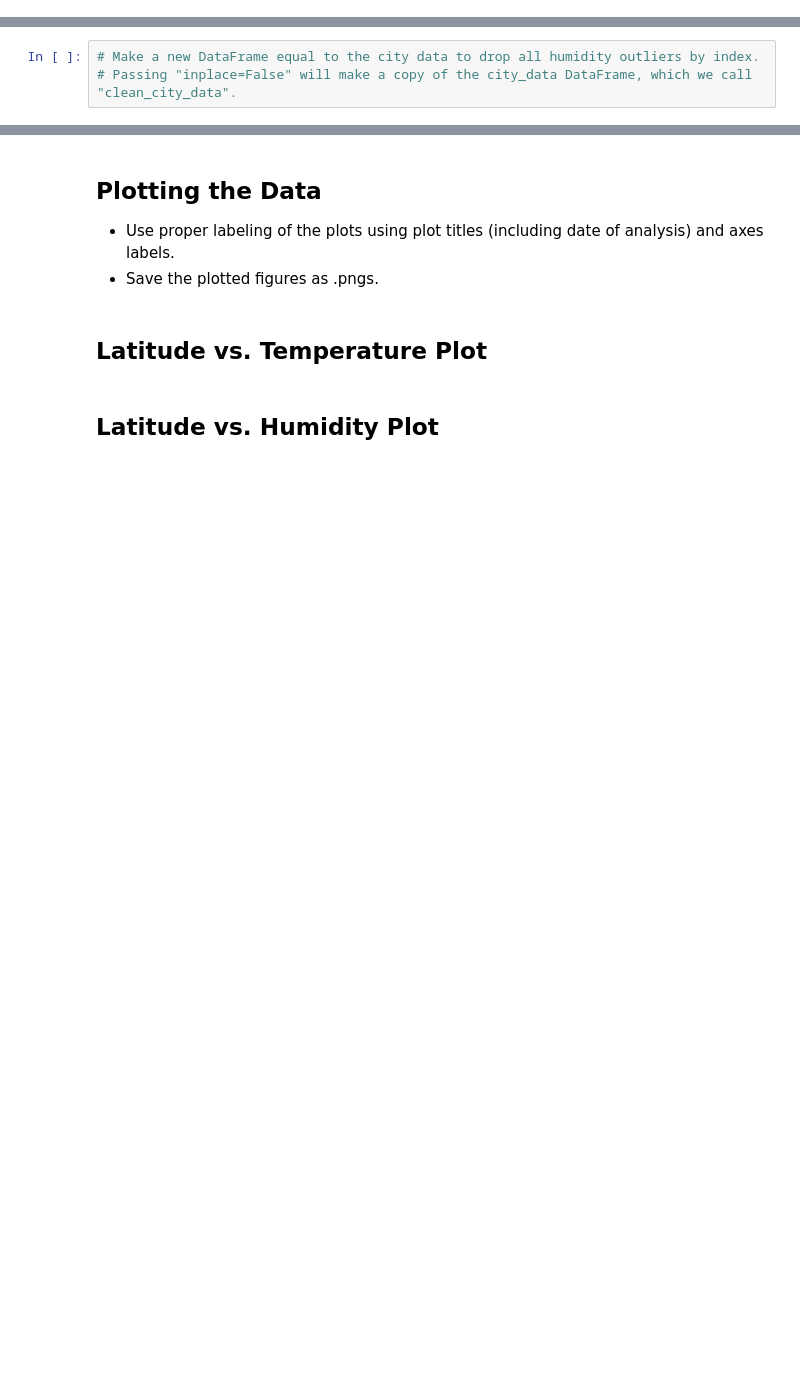
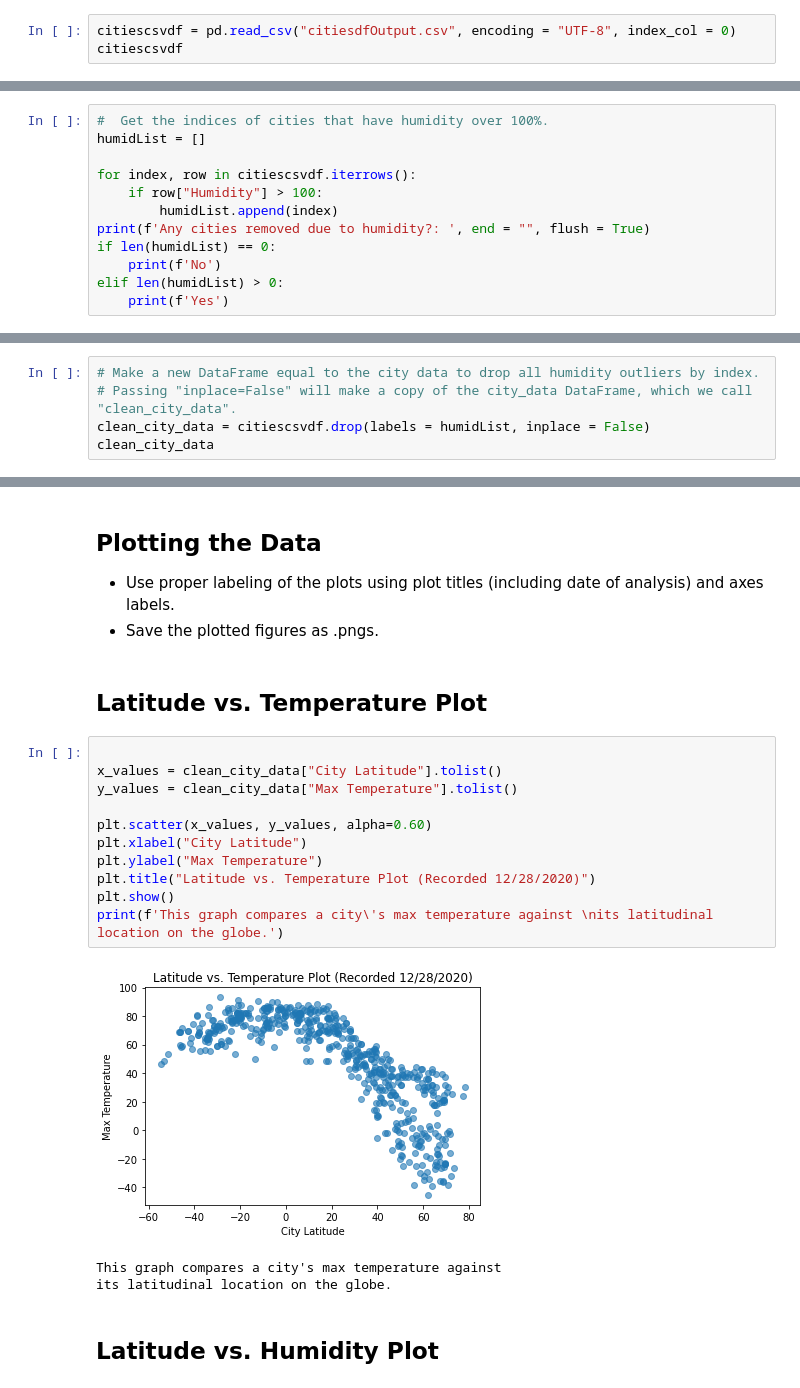
Before and after one commit to SanabuW/python-api-challenge, a Jupyter notebook: WeatherPy/WeatherPy.ipynb, the cells around one changed output, grey strips where cells are left out. Cells and saved outputs as stored; diff of their text form; blank space fills up the shorter version.

Commit message:
created first plots beginning regressions

```diff
--- a/WeatherPy/WeatherPy.ipynb
+++ b/WeatherPy/WeatherPy.ipynb
@@ -213,0 +212,3 @@ Skip this step if there are no cities that have humidity > 100%.
+# %%
+citiescsvdf = pd.read_csv("citiesdfOutput.csv", encoding = "UTF-8", index_col = 0)
+citiescsvdf
@@ -213,0 +229,12 @@ Skip this step if there are no cities that have humidity > 100%.
+# %%
+#  Get the indices of cities that have humidity over 100%.
+humidList = []
+
+for index, row in citiescsvdf.iterrows():
+    if row["Humidity"] > 100:
+        humidList.append(index)
+print(f'Any cities removed due to humidity?: ', end = "", flush = True)
+if len(humidList) == 0:
+    print(f'No')
+elif len(humidList) > 0:
+    print(f'Yes')
@@ -214,3 +243,5 @@ Skip this step if there are no cities that have humidity > 100%.
 # %%
 # Make a new DataFrame equal to the city data to drop all humidity outliers by index.
 # Passing "inplace=False" will make a copy of the city_data DataFrame, which we call "clean_city_data".
+clean_city_data = citiescsvdf.drop(labels = humidList, inplace = False)
+clean_city_data
@@ -220,5 +265,20 @@ Skip this step if there are no cities that have humidity > 100%.
 * Save the plotted figures as .pngs.
 # %% [markdown]
 ## Latitude vs. Temperature Plot
+# %%
+
+x_values = clean_city_data["City Latitude"].tolist()
+y_values = clean_city_data["Max Temperature"].tolist()
+
+plt.scatter(x_values, y_values, alpha=0.60)
+plt.xlabel("City Latitude")
+plt.ylabel("Max Temperature")
+plt.title("Latitude vs. Temperature Plot (Recorded 12/28/2020)")
+plt.show()
+print(f'This graph compares a city\'s max temperature against \nits latitudinal location on the globe.')
+# %% [output]
+[figure, added]
+This graph compares a city's max temperature against
+its latitudinal location on the globe.
 # %% [markdown]
 ## Latitude vs. Humidity Plot
```
Also changed, not shown: parts of 8 cells of this notebook, 4 other files.
